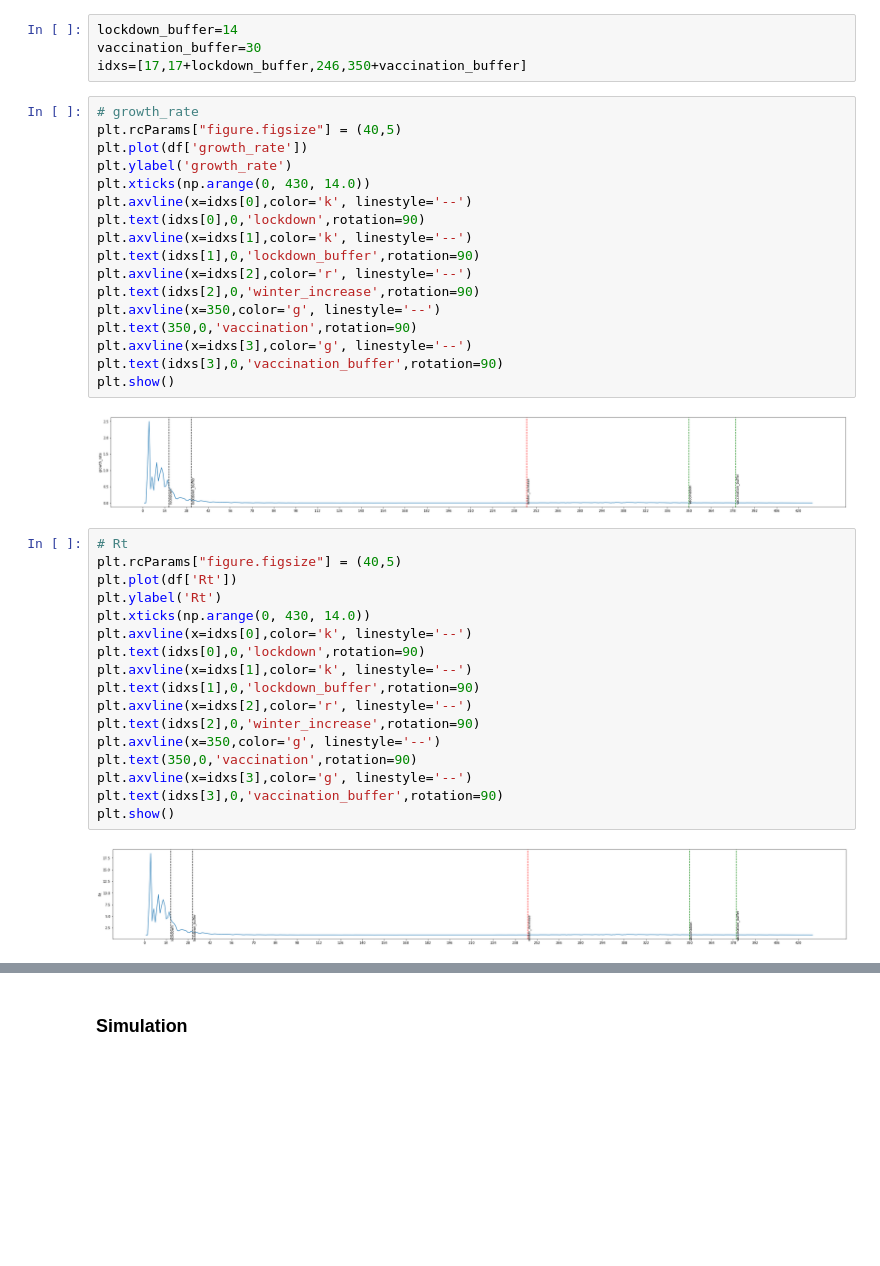
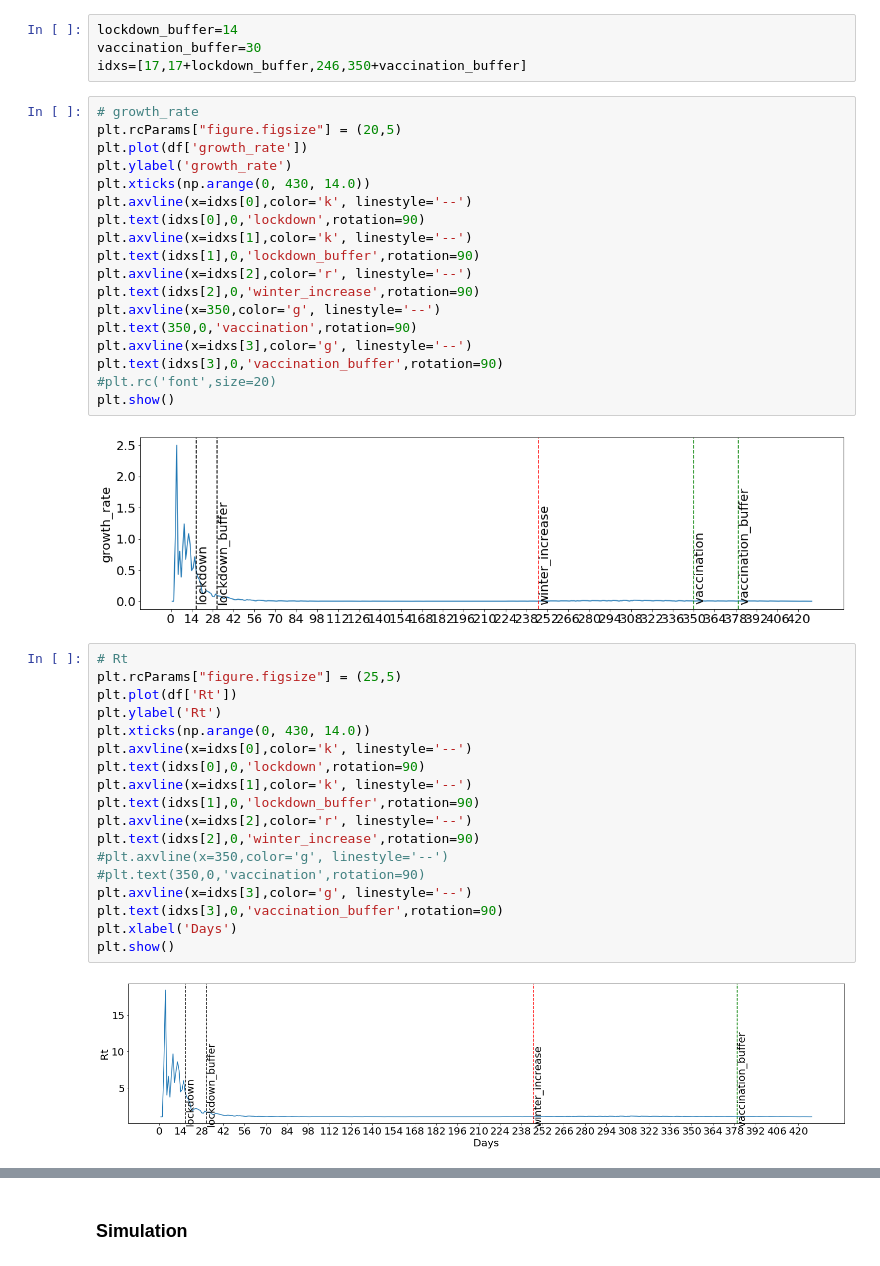
Before and after one commit to tc2992/AdvPython_Project, a Jupyter notebook: SEIR_VaryingBeta_TC.ipynb, the cells around one changed output, grey strips where cells are left out. Drawn from its saved outputs; the diff is of its cells as text; blank space fills up the shorter version.

```diff
--- a/SEIR_VaryingBeta_TC.ipynb
+++ b/SEIR_VaryingBeta_TC.ipynb
@@ -20,26 +20,27 @@ vaccination_buffer=30
 idxs=[17,17+lockdown_buffer,246,350+vaccination_buffer]
 # %%
 # growth_rate
-plt.rcParams["figure.figsize"] = (40,5)
+plt.rcParams["figure.figsize"] = (20,5)
 plt.plot(df['growth_rate'])
 plt.ylabel('growth_rate')
 plt.xticks(np.arange(0, 430, 14.0))
 plt.axvline(x=idxs[0],color='k', linestyle='--')
 plt.text(idxs[0],0,'lockdown',rotation=90)
 plt.axvline(x=idxs[1],color='k', linestyle='--')
 plt.text(idxs[1],0,'lockdown_buffer',rotation=90)
 plt.axvline(x=idxs[2],color='r', linestyle='--')
 plt.text(idxs[2],0,'winter_increase',rotation=90)
 plt.axvline(x=350,color='g', linestyle='--')
 plt.text(350,0,'vaccination',rotation=90)
 plt.axvline(x=idxs[3],color='g', linestyle='--')
 plt.text(idxs[3],0,'vaccination_buffer',rotation=90)
+#plt.rc('font',size=20)
 plt.show()
 # %% [output]
-[figure, old version]
+[figure, new version]
 # %%
 # Rt
-plt.rcParams["figure.figsize"] = (40,5)
+plt.rcParams["figure.figsize"] = (25,5)
 plt.plot(df['Rt'])
 plt.ylabel('Rt')
 plt.xticks(np.arange(0, 430, 14.0))
@@ -49,11 +50,12 @@ plt.axvline(x=idxs[1],color='k', linestyle='--')
 plt.text(idxs[1],0,'lockdown_buffer',rotation=90)
 plt.axvline(x=idxs[2],color='r', linestyle='--')
 plt.text(idxs[2],0,'winter_increase',rotation=90)
-plt.axvline(x=350,color='g', linestyle='--')
-plt.text(350,0,'vaccination',rotation=90)
+#plt.axvline(x=350,color='g', linestyle='--')
+#plt.text(350,0,'vaccination',rotation=90)
 plt.axvline(x=idxs[3],color='g', linestyle='--')
 plt.text(idxs[3],0,'vaccination_buffer',rotation=90)
+plt.xlabel('Days')
 plt.show()
 # %% [output]
-[figure, old version]
+[figure, new version]
 # %%
```
Also changed, not shown: parts of 2 cells of this notebook.
